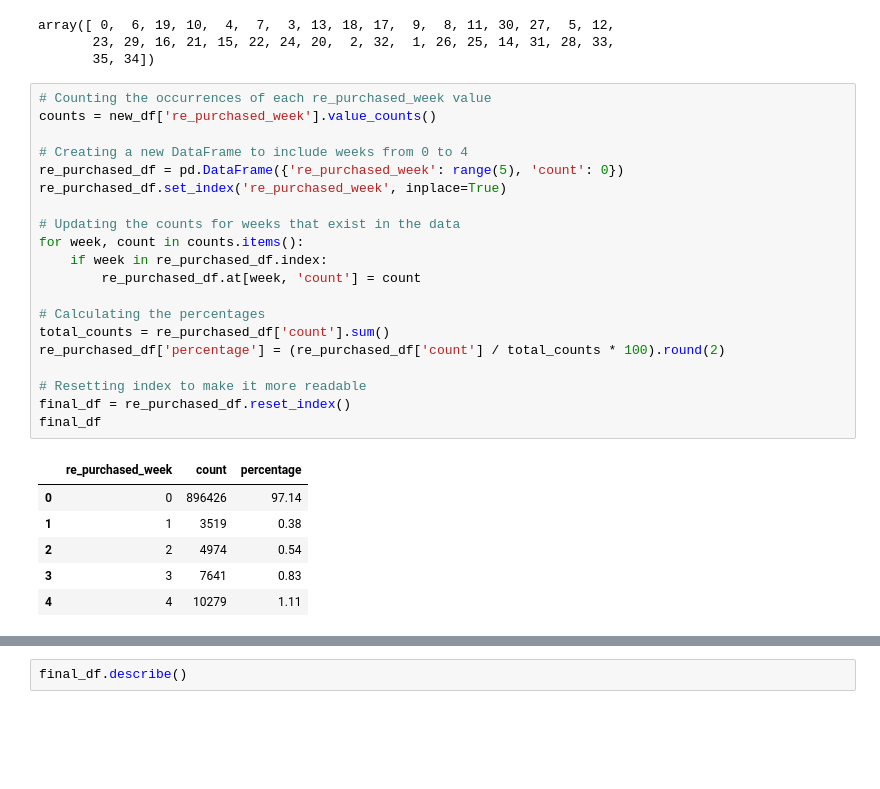
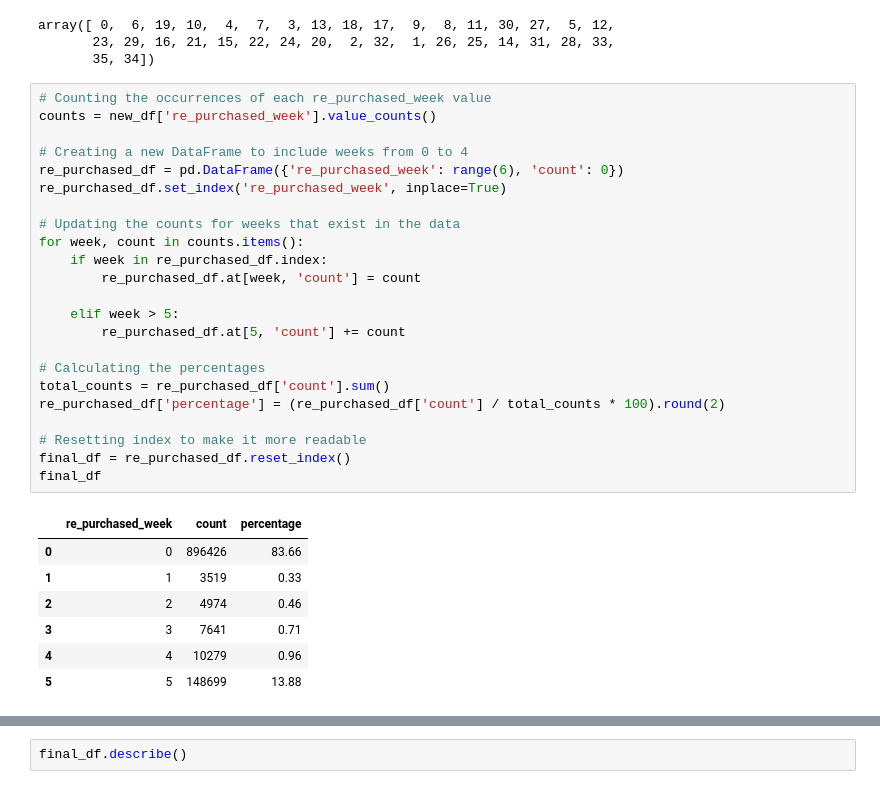
Before and after one commit to anildervis/YZV311_2425_150210307_150220344, a Jupyter notebook: data_analysis.ipynb, the cells around one changed output, grey strips where cells are left out. Cells and saved outputs as stored; diff of their text form; blank space fills up the shorter version.

Commit message:
Transactions re_purchased_week is updated and added a plot.

```diff
--- a/data_analysis.ipynb
+++ b/data_analysis.ipynb
@@ -236,27 +236,31 @@ array([ 0,  6, 19, 10,  4,  7,  3, 13, 18, 17,  9,  8, 11, 30, 27,  5, 12,
 # %%
 # Counting the occurrences of each re_purchased_week value
 counts = new_df['re_purchased_week'].value_counts()
 
 # Creating a new DataFrame to include weeks from 0 to 4
-re_purchased_df = pd.DataFrame({'re_purchased_week': range(5), 'count': 0})
+re_purchased_df = pd.DataFrame({'re_purchased_week': range(6), 'count': 0})
 re_purchased_df.set_index('re_purchased_week', inplace=True)
 
 # Updating the counts for weeks that exist in the data
 for week, count in counts.items():
     if week in re_purchased_df.index:
         re_purchased_df.at[week, 'count'] = count
+
+    elif week > 5:
+        re_purchased_df.at[5, 'count'] += count
 
 # Calculating the percentages
 total_counts = re_purchased_df['count'].sum()
 re_purchased_df['percentage'] = (re_purchased_df['count'] / total_counts * 100).round(2)
 
 # Resetting index to make it more readable
 final_df = re_purchased_df.reset_index()
 final_df
 # %% [output]
 |  | re_purchased_week | count | percentage |
-| 0 | 0 | 896426 | 97.14 |
-| 1 | 1 | 3519 | 0.38 |
-| 2 | 2 | 4974 | 0.54 |
-| 3 | 3 | 7641 | 0.83 |
-| 4 | 4 | 10279 | 1.11 |
+| 0 | 0 | 896426 | 83.66 |
+| 1 | 1 | 3519 | 0.33 |
+| 2 | 2 | 4974 | 0.46 |
+| 3 | 3 | 7641 | 0.71 |
+| 4 | 4 | 10279 | 0.96 |
+| 5 | 5 | 148699 | 13.88 |
```
Also changed, not shown: parts of 2 cells of this notebook.
